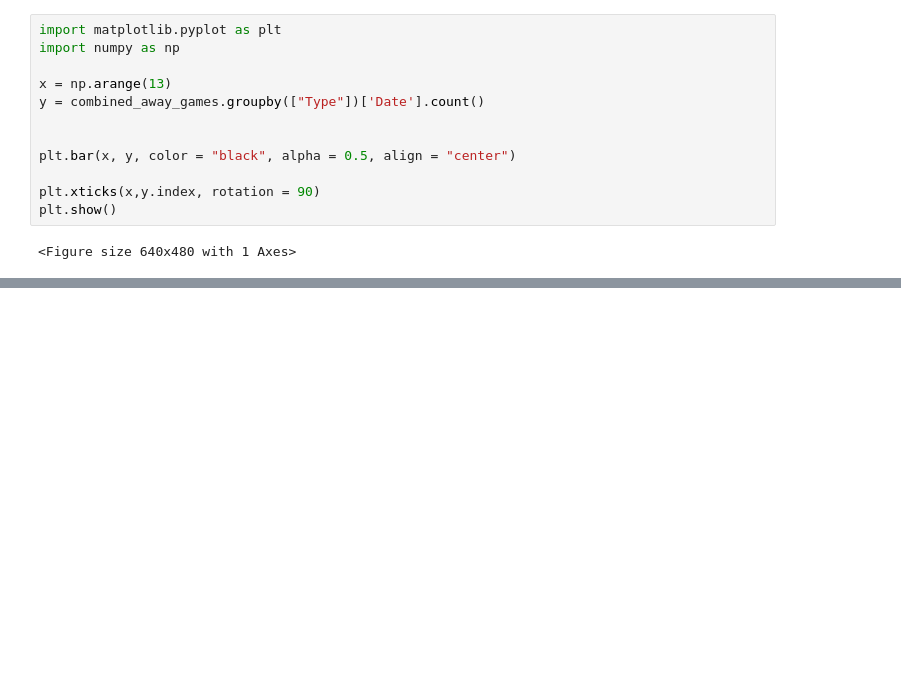
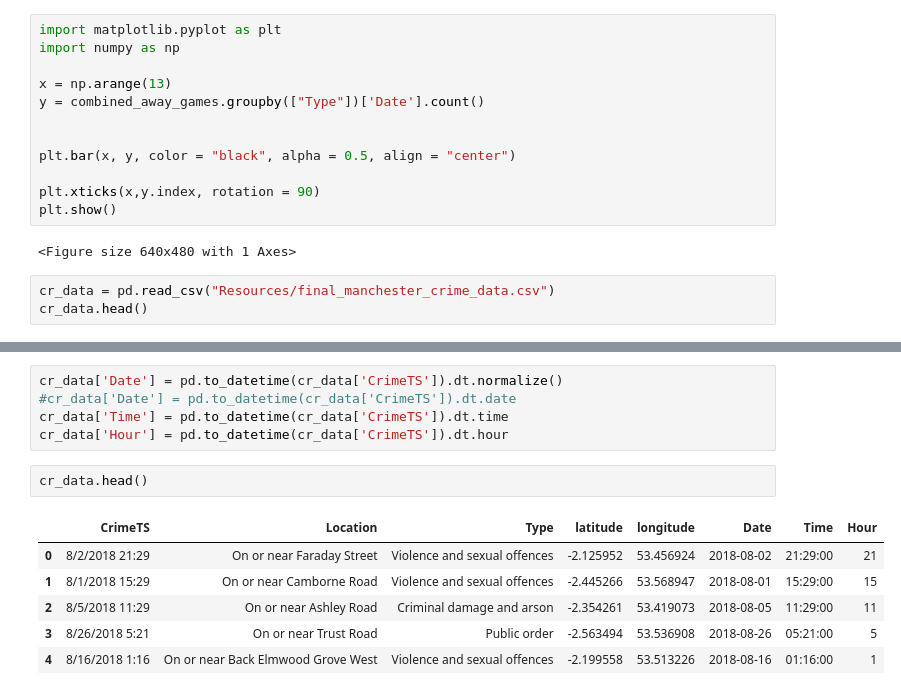
Before and after one commit to chienyuanhung/Project-1---EPL, a Jupyter notebook: Manchester_EPL.ipynb, the cells around one changed output, grey strips where cells are left out. Saved outputs shown, nothing was run; the diff lists cells and outputs as text; blank space fills up the shorter version.

```diff
--- a/Manchester_EPL.ipynb
+++ b/Manchester_EPL.ipynb
@@ -507,3 +507,6 @@ plt.xticks(x,y.index, rotation = 90)
 plt.show()
 # %% [output]
 <Figure size 640x480 with 1 Axes>
+# %%
+cr_data = pd.read_csv("Resources/final_manchester_crime_data.csv")
+cr_data.head()
@@ -509,0 +530,14 @@ plt.show()
+# %%
+cr_data['Date'] = pd.to_datetime(cr_data['CrimeTS']).dt.normalize()
+#cr_data['Date'] = pd.to_datetime(cr_data['CrimeTS']).dt.date
+cr_data['Time'] = pd.to_datetime(cr_data['CrimeTS']).dt.time
+cr_data['Hour'] = pd.to_datetime(cr_data['CrimeTS']).dt.hour
+# %%
+cr_data.head()
+# %% [output]
+|  | CrimeTS | Location | Type | latitude | longitude | Date | Time | Hour |
+| 0 | 8/2/2018 21:29 | On or near Faraday Street | Violence and sexual offences | -2.125952 | 53.456924 | 2018-08-02 | 21:29:00 | 21 |
+| 1 | 8/1/2018 15:29 | On or near Camborne Road | Violence and sexual offences | -2.445266 | 53.568947 | 2018-08-01 | 15:29:00 | 15 |
+| 2 | 8/5/2018 11:29 | On or near Ashley Road | Criminal damage and arson | -2.354261 | 53.419073 | 2018-08-05 | 11:29:00 | 11 |
+| 3 | 8/26/2018 5:21 | On or near Trust Road | Public order | -2.563494 | 53.536908 | 2018-08-26 | 05:21:00 | 5 |
+| 4 | 8/16/2018 1:16 | On or near Back Elmwood Grove West | Violence and sexual offences | -2.199558 | 53.513226 | 2018-08-16 | 01:16:00 | 1 |
```
Also changed, not shown: parts of 8 cells of this notebook.
